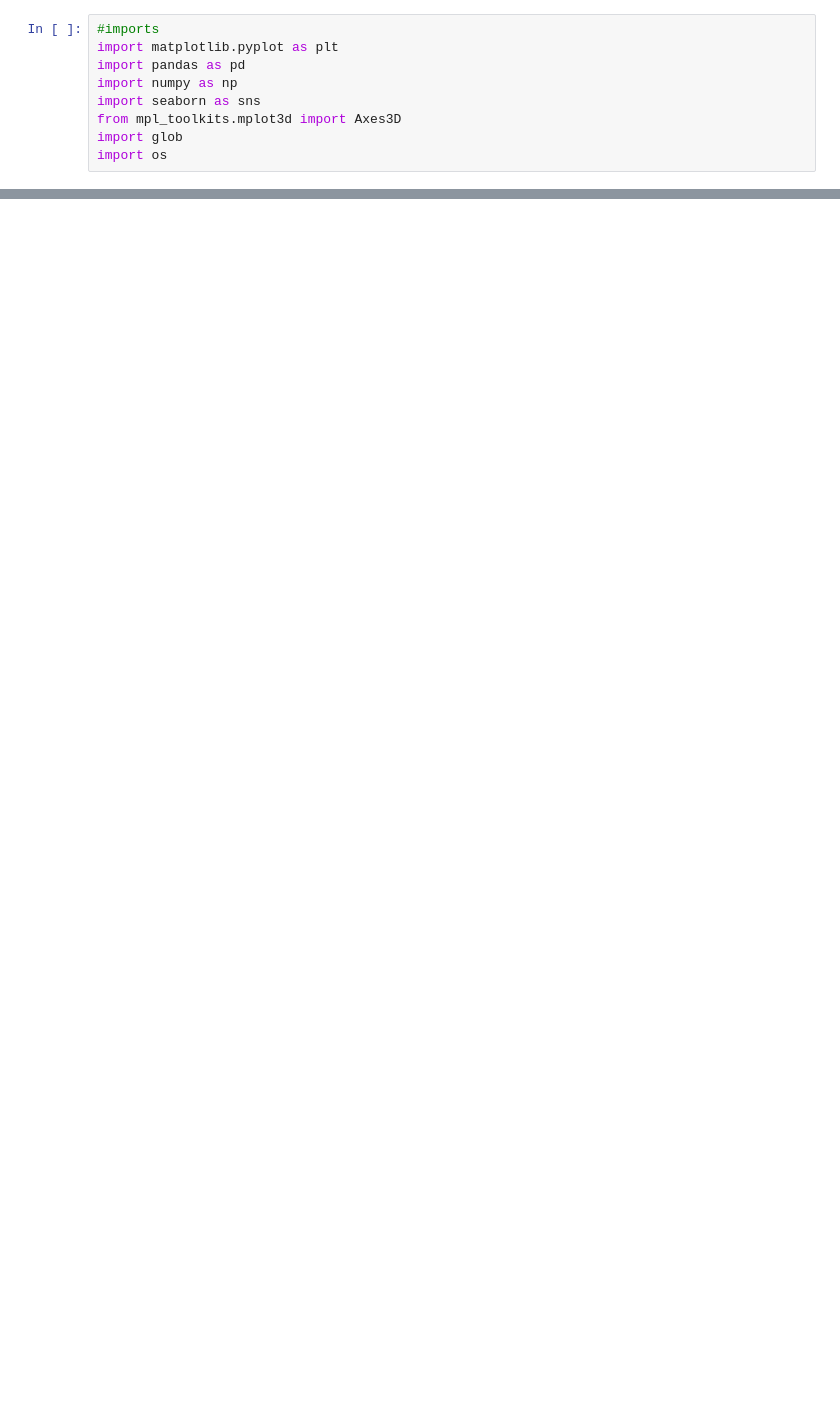
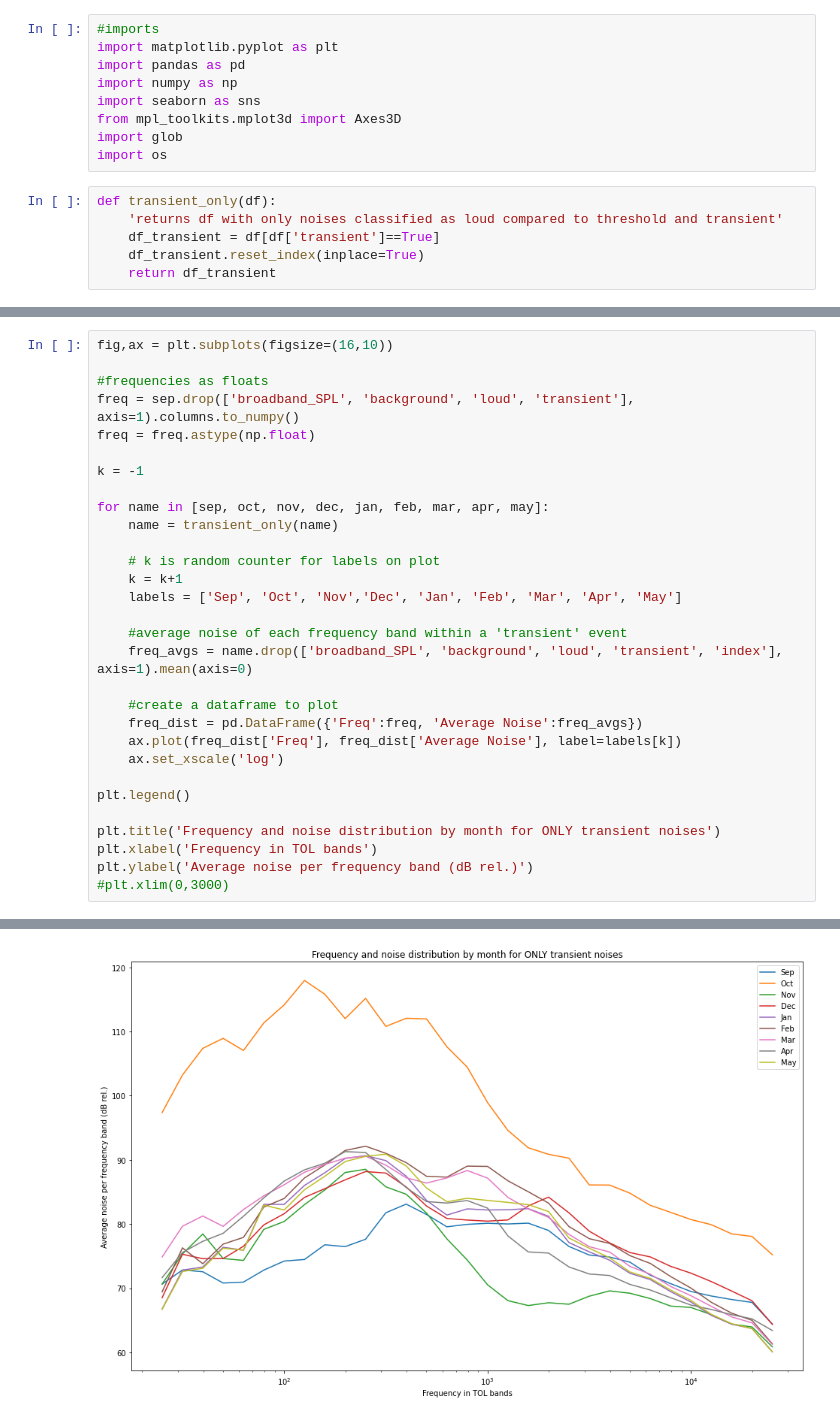
Before and after one commit to johndpope/acoustic_transients, a Jupyter notebook: Frequency_distribution_of_noise.ipynb, the cells around one changed output, grey strips where cells are left out. Drawn from its saved outputs; the diff is of its cells as text; blank space fills up the shorter version.

```diff
--- a/Frequency_distribution_of_noise.ipynb
+++ b/Frequency_distribution_of_noise.ipynb
@@ -7,3 +7,9 @@ import seaborn as sns
 from mpl_toolkits.mplot3d import Axes3D
 import glob
 import os
+# %%
+def transient_only(df):
+    'returns df with only noises classified as loud compared to threshold and transient'
+    df_transient = df[df['transient']==True]
+    df_transient.reset_index(inplace=True)
+    return df_transient
@@ -69,0 +74,31 @@ Text(0, 0.5, 'Average noise per frequency band')
+# %%
+fig,ax = plt.subplots(figsize=(16,10))
+
+#frequencies as floats
+freq = sep.drop(['broadband_SPL', 'background', 'loud', 'transient'], axis=1).columns.to_numpy()
+freq = freq.astype(np.float)
+
+k = -1
+
+for name in [sep, oct, nov, dec, jan, feb, mar, apr, may]:
+    name = transient_only(name)
+
+    # k is random counter for labels on plot
+    k = k+1
+    labels = ['Sep', 'Oct', 'Nov','Dec', 'Jan', 'Feb', 'Mar', 'Apr', 'May']
+
+    #average noise of each frequency band within a 'transient' event
+    freq_avgs = name.drop(['broadband_SPL', 'background', 'loud', 'transient', 'index'], axis=1).mean(axis=0)
+
+    #create a dataframe to plot
+    freq_dist = pd.DataFrame({'Freq':freq, 'Average Noise':freq_avgs})
+    ax.plot(freq_dist['Freq'], freq_dist['Average Noise'], label=labels[k])
+    ax.set_xscale('log')
+
+plt.legend()
+
+plt.title('Frequency and noise distribution by month for ONLY transient noises')
+plt.xlabel('Frequency in TOL bands')
+plt.ylabel('Average noise per frequency band (dB rel.)')
+#plt.xlim(0,3000)
+# %% [output]
@@ -69,0 +106 @@ Text(0, 0.5, 'Average noise per frequency band')
+[figure, added]
```
Also changed, not shown: parts of 8 cells of this notebook.
